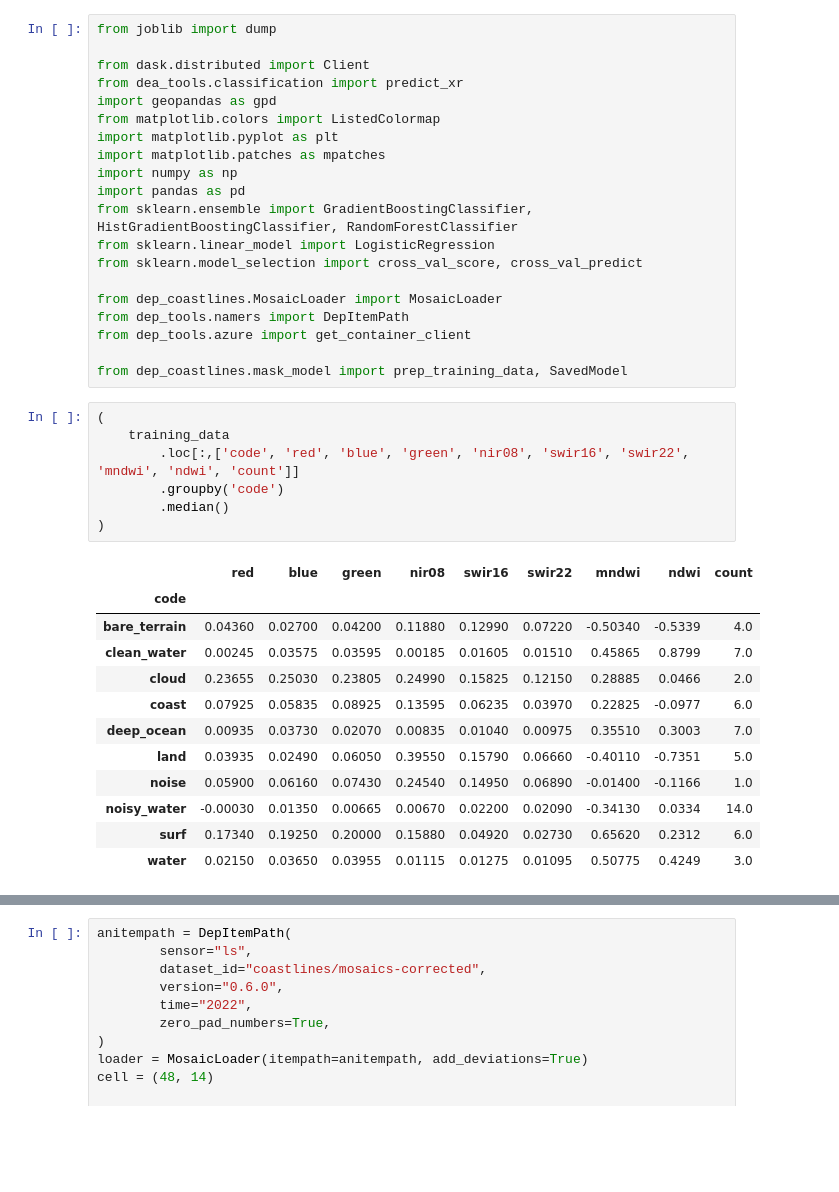
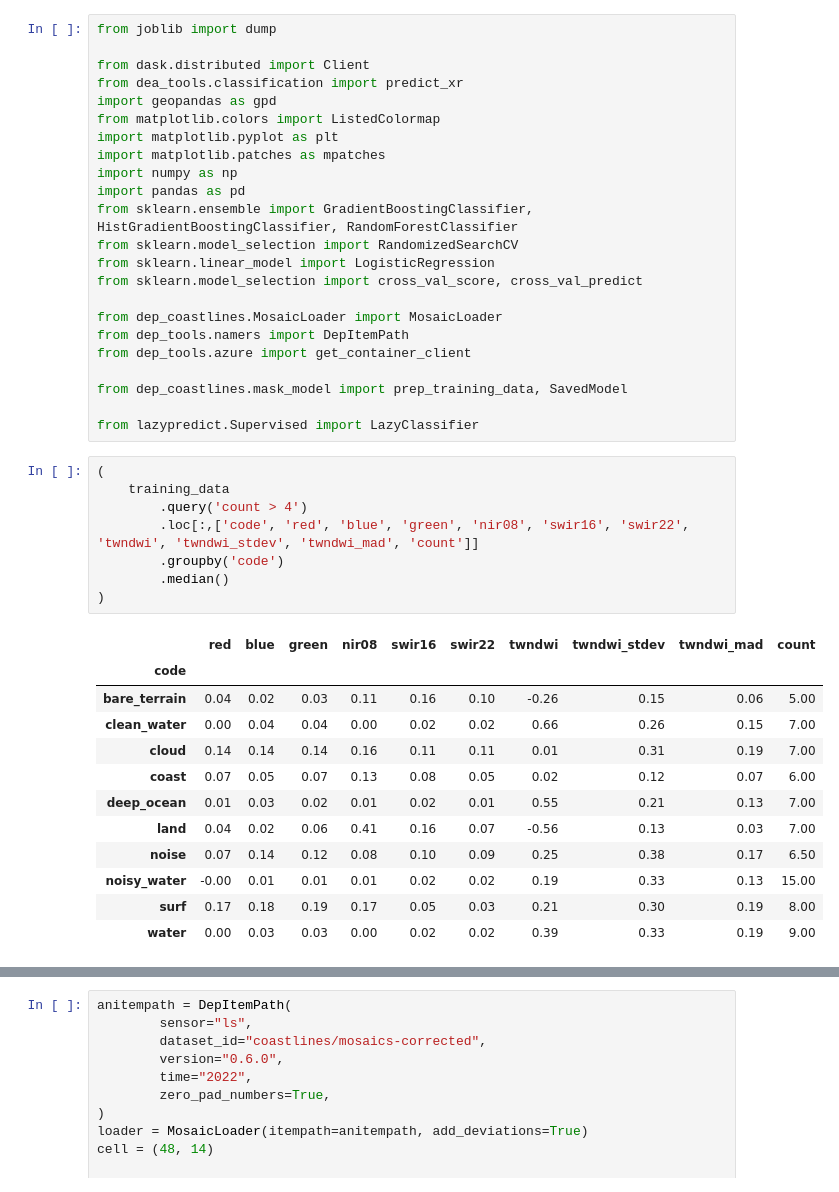
Before and after one commit to digitalearthpacific/dep-coastlines, a Jupyter notebook: notebooks/mask_model_v7.ipynb, the cells around one changed output, grey strips where cells are left out. Cells and saved outputs as stored; diff of their text form; blank space fills up the shorter version.

Commit message:
updated model

```diff
--- a/notebooks/mask_model_v7.ipynb
+++ b/notebooks/mask_model_v7.ipynb
@@ -10,6 +10,7 @@ import matplotlib.patches as mpatches
 import numpy as np
 import pandas as pd
 from sklearn.ensemble import GradientBoostingClassifier, HistGradientBoostingClassifier, RandomForestClassifier
+from sklearn.model_selection import RandomizedSearchCV
 from sklearn.linear_model import LogisticRegression
 from sklearn.model_selection import cross_val_score, cross_val_predict
 
@@ -18,26 +19,29 @@ from dep_tools.namers import DepItemPath
 from dep_tools.azure import get_container_client
 
 from dep_coastlines.mask_model import prep_training_data, SavedModel
+
+from lazypredict.Supervised import LazyClassifier
 # %%
 (
     training_data
-        .loc[:,['code', 'red', 'blue', 'green', 'nir08', 'swir16', 'swir22', 'mndwi', 'ndwi', 'count']]
+        .query('count > 4')
+        .loc[:,['code', 'red', 'blue', 'green', 'nir08', 'swir16', 'swir22',  'twndwi', 'twndwi_stdev', 'twndwi_mad', 'count']]
         .groupby('code')
         .median()
 )
 # %% [output]
-|  | red | blue | green | nir08 | swir16 | swir22 | mndwi | ndwi | count |
-| code |  |  |  |  |  |  |  |  |  |
-| bare_terrain | 0.04360 | 0.02700 | 0.04200 | 0.11880 | 0.12990 | 0.07220 | -0.50340 | -0.5339 | 4.0 |
-| clean_water | 0.00245 | 0.03575 | 0.03595 | 0.00185 | 0.01605 | 0.01510 | 0.45865 | 0.8799 | 7.0 |
-| cloud | 0.23655 | 0.25030 | 0.23805 | 0.24990 | 0.15825 | 0.12150 | 0.28885 | 0.0466 | 2.0 |
-| coast | 0.07925 | 0.05835 | 0.08925 | 0.13595 | 0.06235 | 0.03970 | 0.22825 | -0.0977 | 6.0 |
-| deep_ocean | 0.00935 | 0.03730 | 0.02070 | 0.00835 | 0.01040 | 0.00975 | 0.35510 | 0.3003 | 7.0 |
-| land | 0.03935 | 0.02490 | 0.06050 | 0.39550 | 0.15790 | 0.06660 | -0.40110 | -0.7351 | 5.0 |
-| noise | 0.05900 | 0.06160 | 0.07430 | 0.24540 | 0.14950 | 0.06890 | -0.01400 | -0.1166 | 1.0 |
-| noisy_water | -0.00030 | 0.01350 | 0.00665 | 0.00670 | 0.02200 | 0.02090 | -0.34130 | 0.0334 | 14.0 |
-| surf | 0.17340 | 0.19250 | 0.20000 | 0.15880 | 0.04920 | 0.02730 | 0.65620 | 0.2312 | 6.0 |
-| water | 0.02150 | 0.03650 | 0.03955 | 0.01115 | 0.01275 | 0.01095 | 0.50775 | 0.4249 | 3.0 |
+|  | red | blue | green | nir08 | swir16 | swir22 | twndwi | twndwi_stdev | twndwi_mad | count |
+| code |  |  |  |  |  |  |  |  |  |  |
+| bare_terrain | 0.04 | 0.02 | 0.03 | 0.11 | 0.16 | 0.10 | -0.26 | 0.15 | 0.06 | 5.00 |
+| clean_water | 0.00 | 0.04 | 0.04 | 0.00 | 0.02 | 0.02 | 0.66 | 0.26 | 0.15 | 7.00 |
+| cloud | 0.14 | 0.14 | 0.14 | 0.16 | 0.11 | 0.11 | 0.01 | 0.31 | 0.19 | 7.00 |
+| coast | 0.07 | 0.05 | 0.07 | 0.13 | 0.08 | 0.05 | 0.02 | 0.12 | 0.07 | 6.00 |
+| deep_ocean | 0.01 | 0.03 | 0.02 | 0.01 | 0.02 | 0.01 | 0.55 | 0.21 | 0.13 | 7.00 |
+| land | 0.04 | 0.02 | 0.06 | 0.41 | 0.16 | 0.07 | -0.56 | 0.13 | 0.03 | 7.00 |
+| noise | 0.07 | 0.14 | 0.12 | 0.08 | 0.10 | 0.09 | 0.25 | 0.38 | 0.17 | 6.50 |
+| noisy_water | -0.00 | 0.01 | 0.01 | 0.01 | 0.02 | 0.02 | 0.19 | 0.33 | 0.13 | 15.00 |
+| surf | 0.17 | 0.18 | 0.19 | 0.17 | 0.05 | 0.03 | 0.21 | 0.30 | 0.19 | 8.00 |
+| water | 0.00 | 0.03 | 0.03 | 0.00 | 0.02 | 0.02 | 0.39 | 0.33 | 0.19 | 9.00 |
 # %%
 
 codes = pd.DataFrame.from_records(
```
Also changed, not shown: parts of 9 cells of this notebook, 4 other files.
